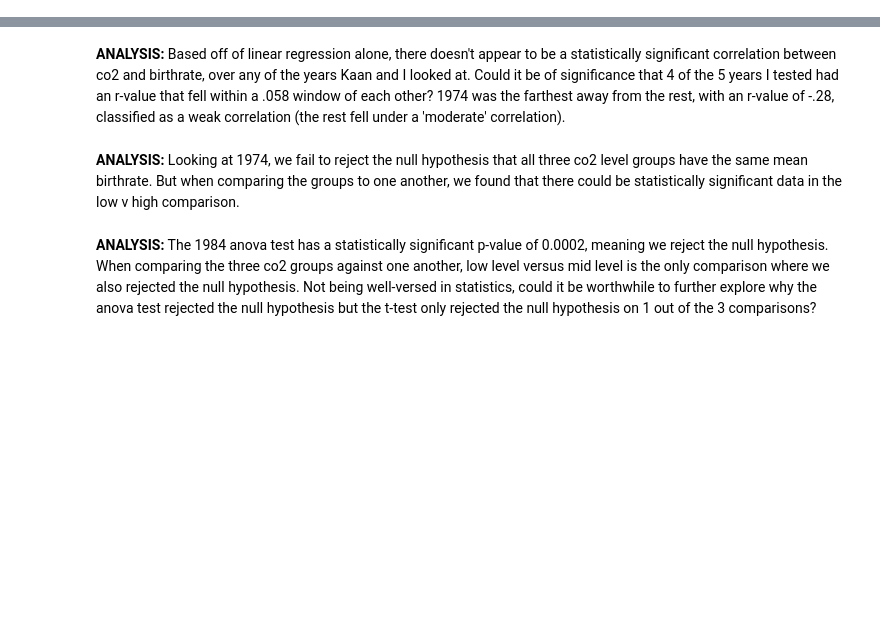
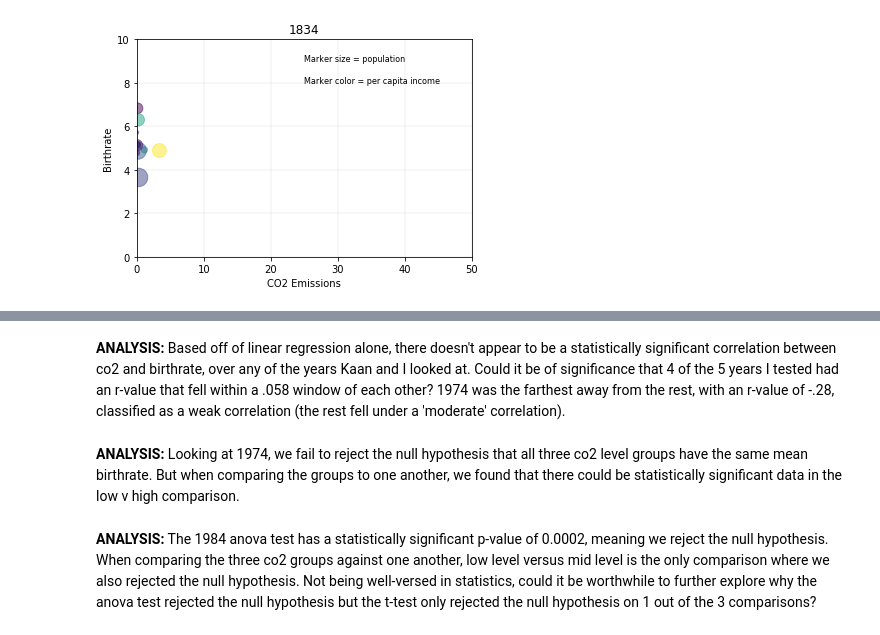
Before and after one commit to VallieTracy/project-one, a Jupyter notebook: Final Jupyter Notebook .ipynb, the cells around one changed output, grey strips where cells are left out. Cells and saved outputs as stored; diff of their text form; code cells hidden in the pictures; blank space fills up the shorter version.

```diff
--- a/Final Jupyter Notebook .ipynb
+++ b/Final Jupyter Notebook .ipynb
@@ -35,0 +49,5 @@ population_df.head()
+# %%
+# Create a variable to change the scaling of the population bubbles for all charts at once.
+# Note - will have to rerun each chart to update if this variable changes
+
+scale_variable = 100000
@@ -35,0 +185,39 @@ population_df.head()
+# %%
+# Creating df for 1834
+
+first_merge_1834_df = pd.merge(co2_1834_df, birthrate_1834_df, on='country', how='inner')
+first_merge_1834_df = first_merge_1834_df.dropna()
+first_merge_1834_df = first_merge_1834_df.rename(columns={"country": "Country", "1834_x": "CO2 Emissions", "1834_y": "Birthrate"})
+
+second_merge_1834_df = pd.merge(population_1834_df, income_1834_df, on='country', how='inner')
+second_merge_1834_df = second_merge_1834_df.dropna()
+second_merge_1834_df = second_merge_1834_df.rename(columns={"country": "Country", "1834_x": "Population", "1834_y": "Income"})
+
+final_merge_1834_df = pd.merge(first_merge_1834_df, second_merge_1834_df, on='Country', how='inner')
+
+final_merge_1834_df['Population Color'] = final_merge_1834_df['Population']/max_pop
+# %%
+# Plotting 1834
+
+x_axis = final_merge_1834_df["CO2 Emissions"]
+y_axis = final_merge_1834_df["Birthrate"]
+
+plt.xlabel("CO2 Emissions")
+plt.ylabel("Birthrate")
+plt.title("1834")
+plt.text(25, 9, r'Marker size = population', fontsize=8)
+plt.text(25, 8, r'Marker color = per capita income', fontsize=8)
+
+plt.xlim(0,50)
+plt.ylim(0,10)
+
+plt.grid(color='grey', linestyle='-', linewidth=0.25, alpha=0.5)
+
+plt.scatter(x_axis, y_axis, c=final_merge_1834_df['Income'],
+            alpha=0.5, s = final_merge_1834_df['Population']/scale_variable)
+
+plt.savefig("1834.png", dpi=150)
+
+plt.show()
+# %% [output]
+[figure, added]
```
Also changed, not shown: parts of 57 cells of this notebook, 12 other files.
